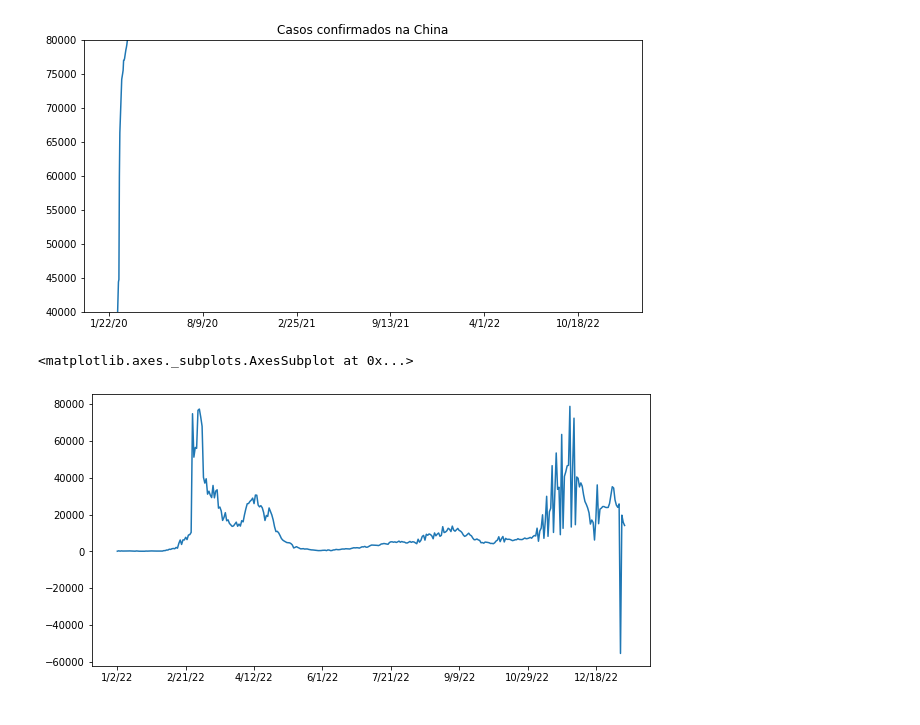
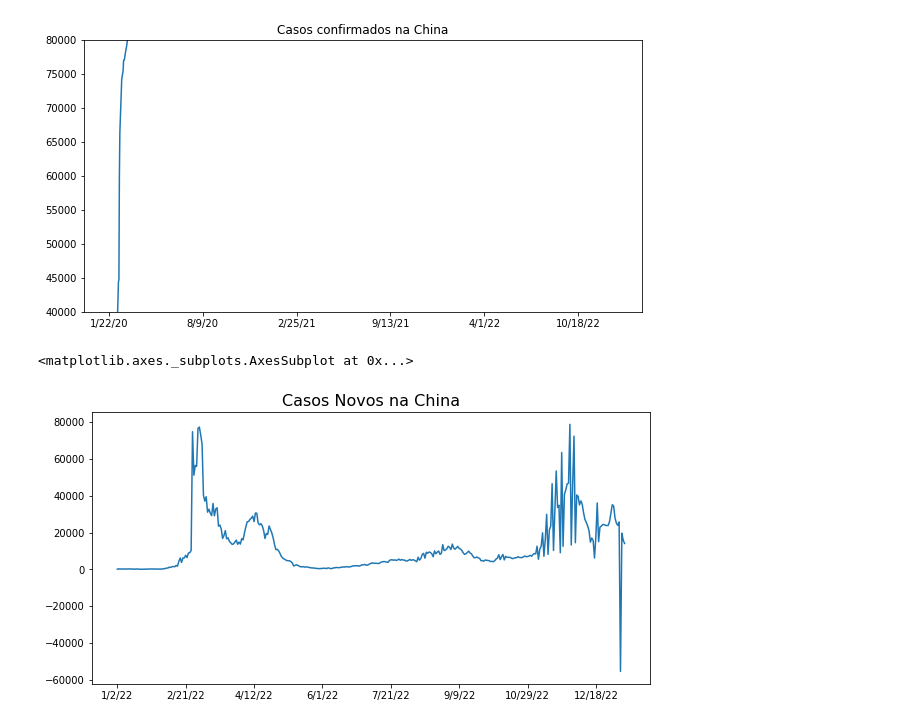
Before and after one commit to muriloWeber/dataScienceAlura, a Jupyter notebook: dataScienceAnalisesParaSaudeEMedicina/Data_Science_e_Saude.ipynb, the cells around one changed output. Saved outputs shown, nothing was run; the diff lists cells and outputs as text; code cells hidden in the pictures.

```diff
--- a/dataScienceAnalisesParaSaudeEMedicina/Data_Science_e_Saude.ipynb
+++ b/dataScienceAnalisesParaSaudeEMedicina/Data_Science_e_Saude.ipynb
@@ -216,7 +216,8 @@ plt.show()
 # %%
 new_cases_china = confirmed_by_country.loc['China'][2:]['1/1/22':].diff().dropna()
 plt.figure(figsize = (10,5))
+plt.title('Casos Novos na China', fontsize = 16)
 new_cases_china.plot()
 # %% [output]
 <matplotlib.axes._subplots.AxesSubplot at 0x...>
-[figure, old version]
+[figure, new version]
```
Also changed, not shown: parts of 4 cells of this notebook.
